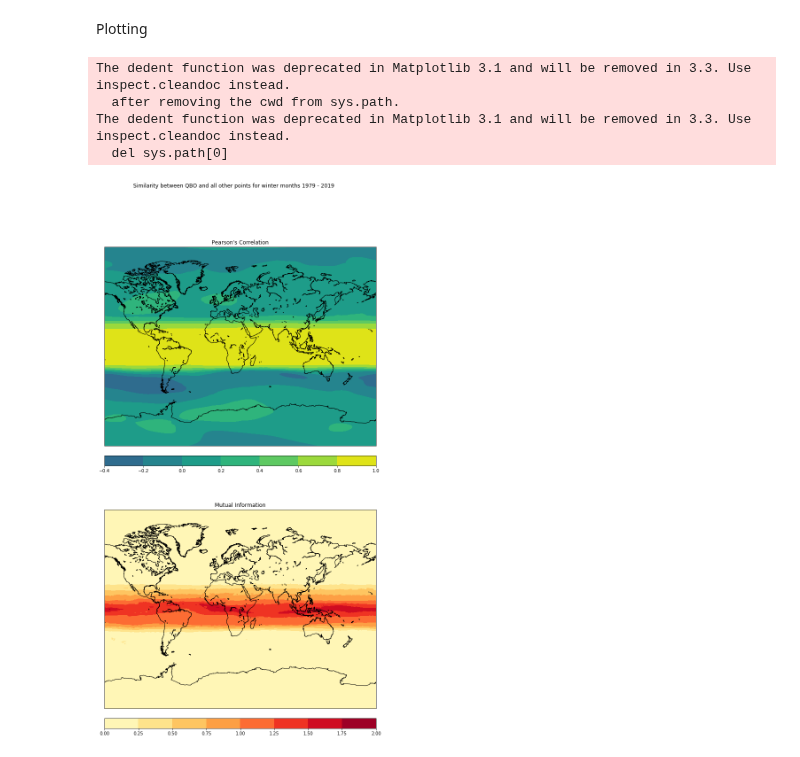
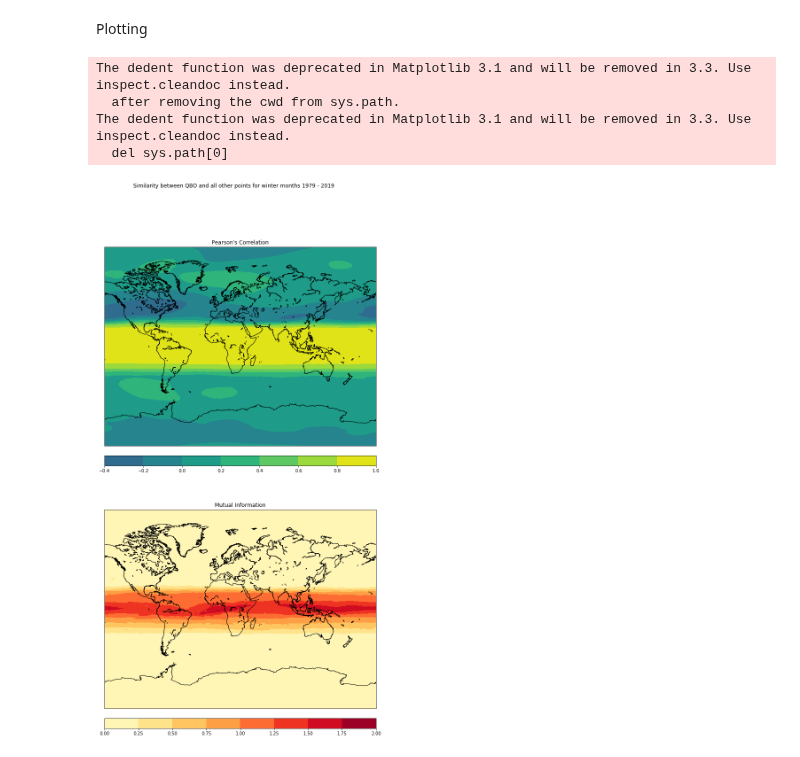
Before and after one commit to Climate-Data-Science/Climate-Similarity-Metrics, a Jupyter notebook: 5_similarity_to_qbo.ipynb, the cells around one changed output. Saved outputs shown, nothing was run; the diff lists cells and outputs as text; code cells hidden in the pictures.

```diff
--- a/5_similarity_to_qbo.ipynb
+++ b/5_similarity_to_qbo.ipynb
@@ -185,28 +191,28 @@ Plotting
 # %%
 fig, ax = plt.subplots(2, figsize = (16,20))
 
 #Correlation Map
 m = Basemap(projection='mill',lon_0=30,resolution='l', ax=ax[0])
 m.drawcoastlines()
 lons, lats = m.makegrid(512, 256)
 x, y = m(lons, lats)
-cs = m.contourf(x, y, sim_winter_correlation[:, :], vmin=-1, vmax=1)
+cs = m.contourf(x, y, np.flipud(sim_winter_correlation[:, :]), vmin=-1, vmax=1)
 cbar = m.colorbar(cs, location='bottom',pad="5%")
 
 
 #Mutual Information Map
 m = Basemap(projection='mill',lon_0=30,resolution='l', ax=ax[1])
 m.drawcoastlines()
-cs = m.contourf(x, y, sim_winter_mutual_information[:, :], cmap="YlOrRd", vmin=0)
+cs = m.contourf(x, y, np.flipud(sim_winter_mutual_information[:, :]), cmap="YlOrRd", vmin=0)
 cbar = m.colorbar(cs, location='bottom',pad="5%")
 
 ax[0].set_title("Pearson's Correlation")
 ax[1].set_title("Mutual Information")
 fig.suptitle("Similarity between QBO and all other points for winter months 1979 - 2019")
 plt.show()
 # %% [output]
 The dedent function was deprecated in Matplotlib 3.1 and will be removed in 3.3. Use inspect.cleandoc instead.
   after removing the cwd from sys.path.
 The dedent function was deprecated in Matplotlib 3.1 and will be removed in 3.3. Use inspect.cleandoc instead.
   del sys.path[0]
-[figure, old version]
+[figure, new version]
```
Also changed, not shown: parts of 2 cells of this notebook, 12 other files.
